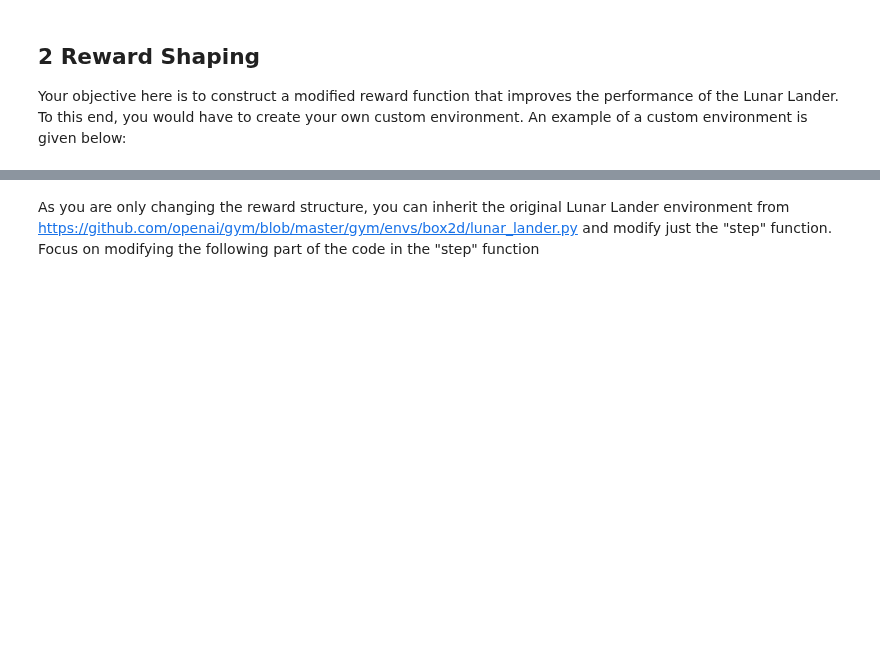
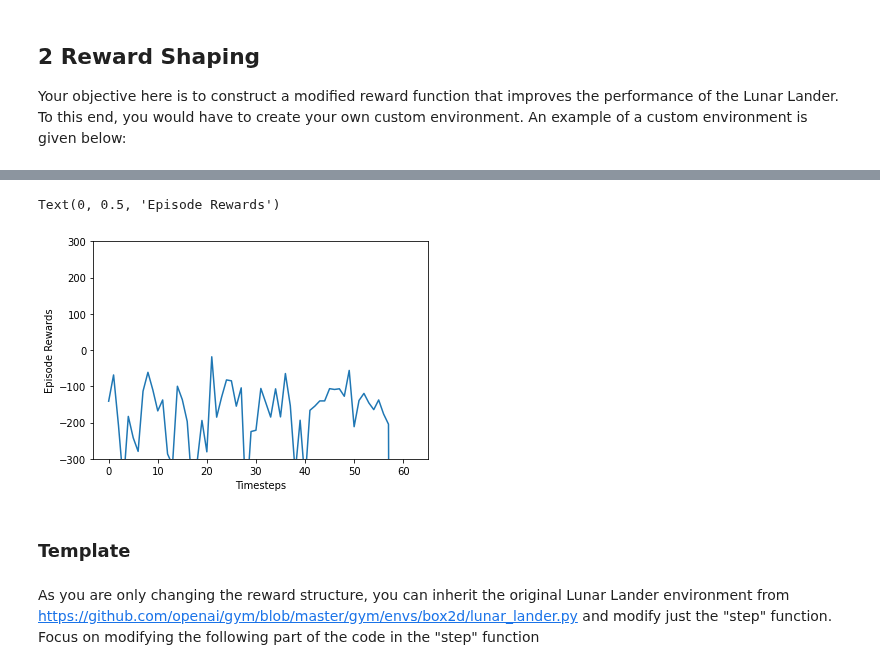
Before and after one commit to carlacodes/atchekegroup1lunarlanding, a Jupyter notebook: lunar_lander_group1_atcheke.ipynb, the cells around one changed output, grey strips where cells are left out. Drawn from its saved outputs; the diff is of its cells as text; code cells hidden in the pictures; blank space fills up the shorter version.

Commit message:
Sherry's branch: hyperparameter search and modified environment

```diff
--- a/lunar_lander_group1_atcheke.ipynb
+++ b/lunar_lander_group1_atcheke.ipynb
@@ -273,0 +731,33 @@ Your objective here is to construct a modified reward function that improves the
+# %%
+log_dir = "/tmp/gym/"
+os.makedirs(log_dir, exist_ok=True)
+
+# Create environment
+env = gym.make('LunarLander-v3')
+#You can also load other environments like cartpole, MountainCar, Acrobot. Refer to https://gym.openai.com/docs/ for descriptions.
+#For example, if you would like to load Cartpole, just replace the above statement with "env = gym.make('CartPole-v1')".
+
+env = stable_baselines3.common.monitor.Monitor(env, log_dir )
+
+callback = EvalCallback(env,log_path = log_dir, deterministic=True) #For evaluating the performance of the agent periodically and logging the results.
+
+policy_kwargs = dict(activation_fn=torch.nn.ReLU,
+                     net_arch=nn_layers)
+model = DQN("MlpPolicy", env, policy_kwargs = policy_kwargs,
+            learning_rate=learning_rate,
+            batch_size=1,  #for simplicity, we are not doing batch update.
+            buffer_size=1, #size of experience of replay buffer. Set to 1 as batch update is not done
+            learning_starts=1, #learning starts immediately!
+            gamma=0.99, #discount facto. range is between 0 and 1.
+            tau = 1,  #the soft update coefficient for updating the target network
+            target_update_interval=1, #update the target network immediately.
+            train_freq=(1,"step"), #train the network at every step.
+            max_grad_norm = 10, #the maximum value for the gradient clipping
+            exploration_initial_eps = 1, #initial value of random action probability
+            exploration_fraction = 0.5, #fraction of entire training period over which the exploration rate is reduced
+            gradient_steps = 1, #number of gradient steps
+            seed = 1, #seed for the pseudo random generators
+            verbose=0) #Set verbose to 1 to observe training logs. We encourage you to set the verbose to 1.
+
+# You can also experiment with other RL algorithms like A2C, PPO, DDPG etc. Refer to  https://stable-baselines3.readthedocs.io/en/master/guide/examples.html
+#for documentation. For example, if you would like to run DDPG, just replace "DQN" above with "DDPG".
@@ -274,3 +810,14 @@ Your objective here is to construct a modified reward function that improves the
+# %%
+x, y = ts2xy(load_results(log_dir), 'episodes')  # Organising the logged results in to a clean format for plotting. timesteps
+plt.plot(x,y)
+plt.ylim([-300, 300])
+plt.xlabel('Timesteps')
+plt.ylabel('Episode Rewards')
+# %% [output]
+Text(0, 0.5, 'Episode Rewards')
+[figure, added]
+# %% [markdown]
+### Template
 # %%
 # Taken from https://stable-baselines3.readthedocs.io/en/master/guide/custom_env.html
 class CustomEnv(gym.Env):
```
Also changed, not shown: parts of 44 cells of this notebook.
